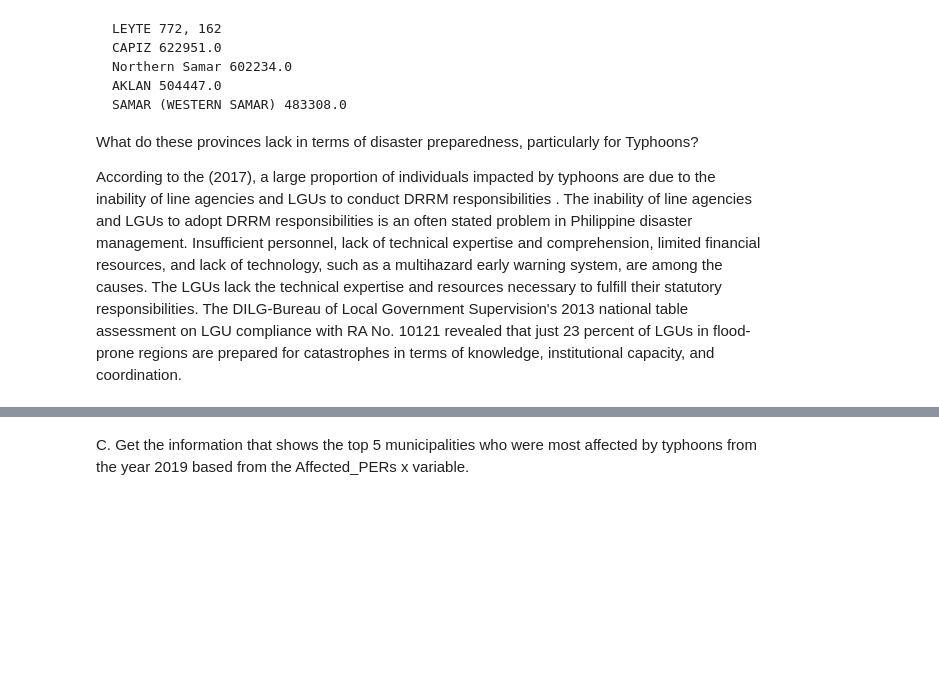
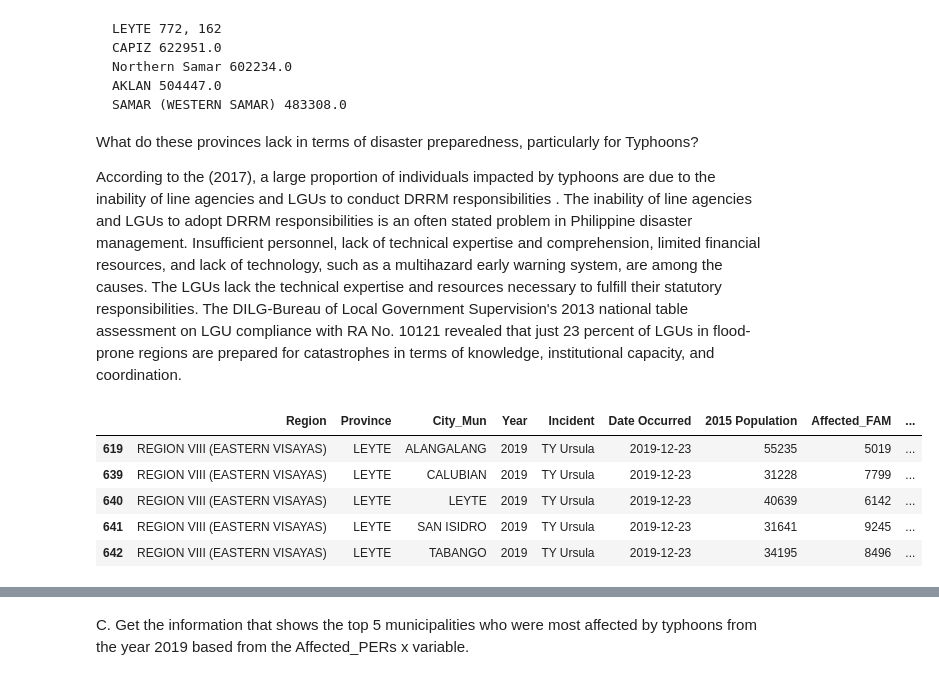
Before and after one commit to GEA960/ITBA-3207_TeamTyphoonAnalysts, a Jupyter notebook: Data Sets Coding Analysis/Data Analysis and Coding for Both Data Sets.ipynb, the cells around one changed output, grey strips where cells are left out. Cells and saved outputs as stored; diff of their text form; code cells hidden in the pictures; blank space fills up the shorter version.

```diff
--- a/Data Sets Coding Analysis/Data Analysis and Coding for Both Data Sets.ipynb
+++ b/Data Sets Coding Analysis/Data Analysis and Coding for Both Data Sets.ipynb
@@ -413,3 +413,16 @@ SAMAR (WESTERN SAMAR) 483308.0
 What do these provinces lack in terms of disaster preparedness, particularly for Typhoons?
 
 According to the  (2017), a large proportion of individuals impacted by typhoons are due to the inability of line agencies and LGUs to conduct DRRM responsibilities . The inability of line agencies and LGUs to adopt DRRM responsibilities is an often stated problem in Philippine disaster management. Insufficient personnel, lack of technical expertise and comprehension, limited financial resources, and lack of technology, such as a multihazard early warning system, are among the causes. The LGUs lack the technical expertise and resources necessary to fulfill their statutory responsibilities. The DILG-Bureau of Local Government Supervision's 2013 national table assessment on LGU compliance with RA No. 10121 revealed that just 23 percent of LGUs in flood-prone regions are prepared for catastrophes in terms of knowledge, institutional capacity, and coordination.
+# %%
+Leyte = new_df[new_df['Province'] == 'LEYTE']
+
+SortedData= Leyte.sort_values(by='Date Occurred',ascending=True)
+result= SortedData.head(5)
+display(result)
+# %% [output]
+|  | Region | Province | City_Mun | Year | Incident | Date Occurred | 2015 Population | Affected_FAM | ... |
+| 619 | REGION VIII (EASTERN VISAYAS) | LEYTE | ALANGALANG | 2019 | TY Ursula | 2019-12-23 | 55235 | 5019 | ... |
+| 639 | REGION VIII (EASTERN VISAYAS) | LEYTE | CALUBIAN | 2019 | TY Ursula | 2019-12-23 | 31228 | 7799 | ... |
+| 640 | REGION VIII (EASTERN VISAYAS) | LEYTE | LEYTE | 2019 | TY Ursula | 2019-12-23 | 40639 | 6142 | ... |
+| 641 | REGION VIII (EASTERN VISAYAS) | LEYTE | SAN ISIDRO | 2019 | TY Ursula | 2019-12-23 | 31641 | 9245 | ... |
+| 642 | REGION VIII (EASTERN VISAYAS) | LEYTE | TABANGO | 2019 | TY Ursula | 2019-12-23 | 34195 | 8496 | ... |
```
Also changed, not shown: parts of 1 cell of this notebook.
